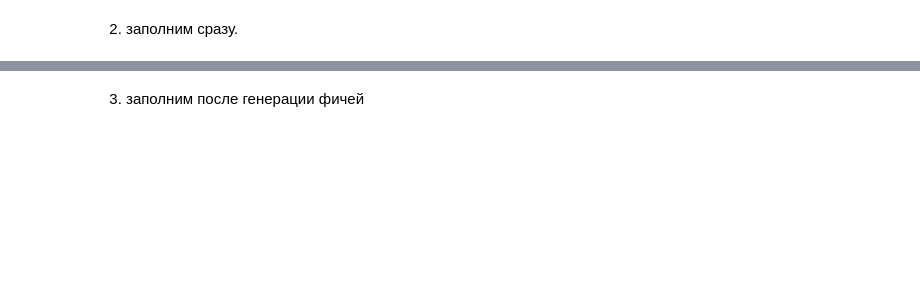
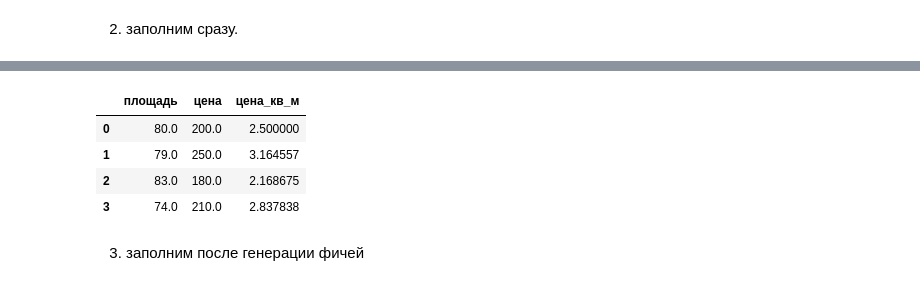
Before and after one commit to Kinetikm/AppliedPythonF2019, a Jupyter notebook: lectures/lecture_08_ml/notebooks/FeatureProcessing.ipynb, the cells around one changed output, grey strips where cells are left out. Drawn from its saved outputs; the diff is of its cells as text; code cells hidden in the pictures; blank space fills up the shorter version.

```diff
--- a/lectures/lecture_08_ml/notebooks/FeatureProcessing.ipynb
+++ b/lectures/lecture_08_ml/notebooks/FeatureProcessing.ipynb
@@ -53,0 +64,5 @@ df = pd.DataFrame({'площадь': [80, np.nan, 83, 74],
+# %%
+#TODO Заполнить пропуски средним
+df1 = df
+df1.fillna(df.mean(), inplace = True)
+df1.head()
@@ -54,3 +75,12 @@ df = pd.DataFrame({'площадь': [80, np.nan, 83, 74],
+# %%
+df1['цена_кв_м'] = df1['цена'] / df1['площадь']
+df1.head()
+# %% [output]
+|  | площадь | цена | цена_кв_м |
+| 0 | 80.0 | 200.0 | 2.500000 |
+| 1 | 79.0 | 250.0 | 3.164557 |
+| 2 | 83.0 | 180.0 | 2.168675 |
+| 3 | 74.0 | 210.0 | 2.837838 |
 # %% [markdown]
 3. заполним после генерации фичей
 # %%
```
Also changed, not shown: parts of 8 cells of this notebook, 11 other files.
